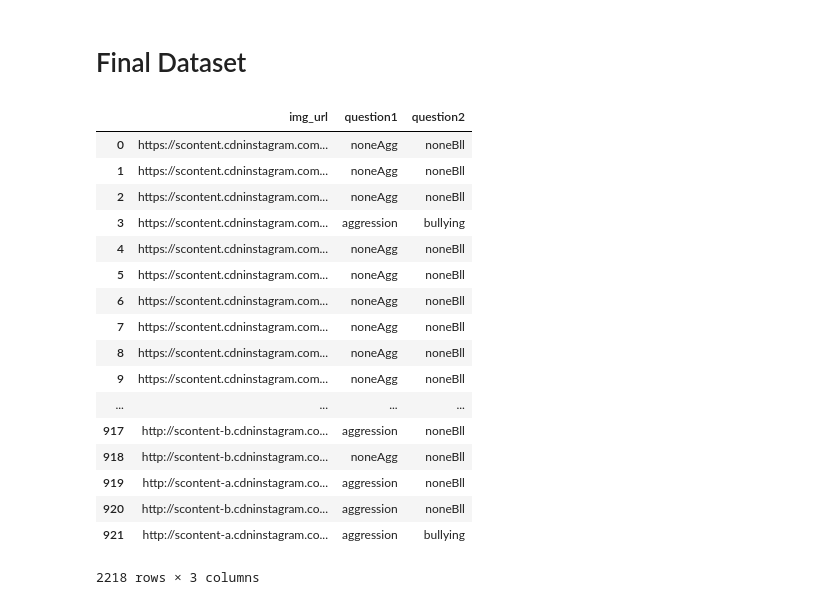
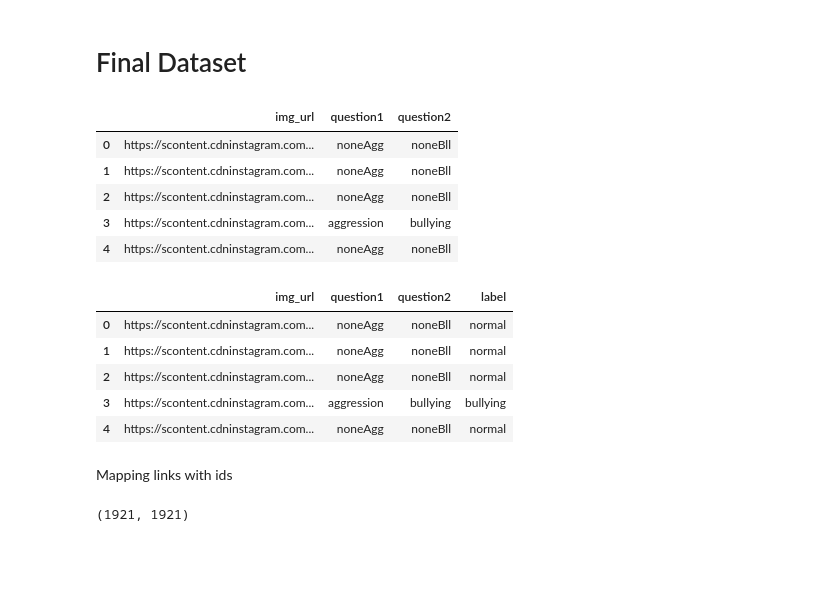
Before and after one commit to Hitkul/Analysis-of-Trolling-prone-images, a Jupyter notebook: dataset_analysis .ipynb, the cells around one changed output. Saved outputs shown, nothing was run; the diff lists cells and outputs as text; code cells hidden in the pictures; blank space fills up the shorter version.

```diff
--- a/dataset_analysis .ipynb
+++ b/dataset_analysis .ipynb
@@ -192,28 +192,16 @@ df_40.head()
 # %% [markdown]
 # Final Dataset
 # %%
-final_df = pd.concat([df_0_10[['img_url','question1','question2']],df_10_40[['img_url','question1','question2']],df_40[['img_url','question1','question2']]])
+final_df = pd.concat([df_0_10[['img_url','question1','question2']],df_10_40[['img_url','question1','question2']],df_40[['img_url','question1','question2']]], ignore_index=True)
 # %%
-final_df
+final_df.head()
 # %% [output]
 |  | img_url | question1 | question2 |
 | 0 | https://scontent.cdninstagram.com... | noneAgg | noneBll |
 | 1 | https://scontent.cdninstagram.com... | noneAgg | noneBll |
 | 2 | https://scontent.cdninstagram.com... | noneAgg | noneBll |
 | 3 | https://scontent.cdninstagram.com... | aggression | bullying |
 | 4 | https://scontent.cdninstagram.com... | noneAgg | noneBll |
-| 5 | https://scontent.cdninstagram.com... | noneAgg | noneBll |
-| 6 | https://scontent.cdninstagram.com... | noneAgg | noneBll |
-| 7 | https://scontent.cdninstagram.com... | noneAgg | noneBll |
-| 8 | https://scontent.cdninstagram.com... | noneAgg | noneBll |
-| 9 | https://scontent.cdninstagram.com... | noneAgg | noneBll |
-| ... | ... | ... | ... |
-| 917 | http://scontent-b.cdninstagram.co... | aggression | noneBll |
-| 918 | http://scontent-b.cdninstagram.co... | noneAgg | noneBll |
-| 919 | http://scontent-a.cdninstagram.co... | aggression | noneBll |
-| 920 | http://scontent-b.cdninstagram.co... | aggression | noneBll |
-| 921 | http://scontent-a.cdninstagram.co... | aggression | bullying |
-2218 rows × 3 columns
 # %%
 def get_final_label(row):
     if row['question1']=='noneAgg' and row['question2']=='noneBll':
@@ -224,0 +215,11 @@ def get_final_label(row):
+# %%
+final_df.head()
+# %% [output]
+|  | img_url | question1 | question2 | label |
+| 0 | https://scontent.cdninstagram.com... | noneAgg | noneBll | normal |
+| 1 | https://scontent.cdninstagram.com... | noneAgg | noneBll | normal |
+| 2 | https://scontent.cdninstagram.com... | noneAgg | noneBll | normal |
+| 3 | https://scontent.cdninstagram.com... | aggression | bullying | bullying |
+| 4 | https://scontent.cdninstagram.com... | noneAgg | noneBll | normal |
+# %% [markdown]
+Mapping links with ids
@@ -224,0 +233,4 @@ def get_final_label(row):
+# %%
+len(image_ids),len(image_urls)
+# %% [output]
+(1921, 1921)
```
Also changed, not shown: parts of 18 cells of this notebook.
